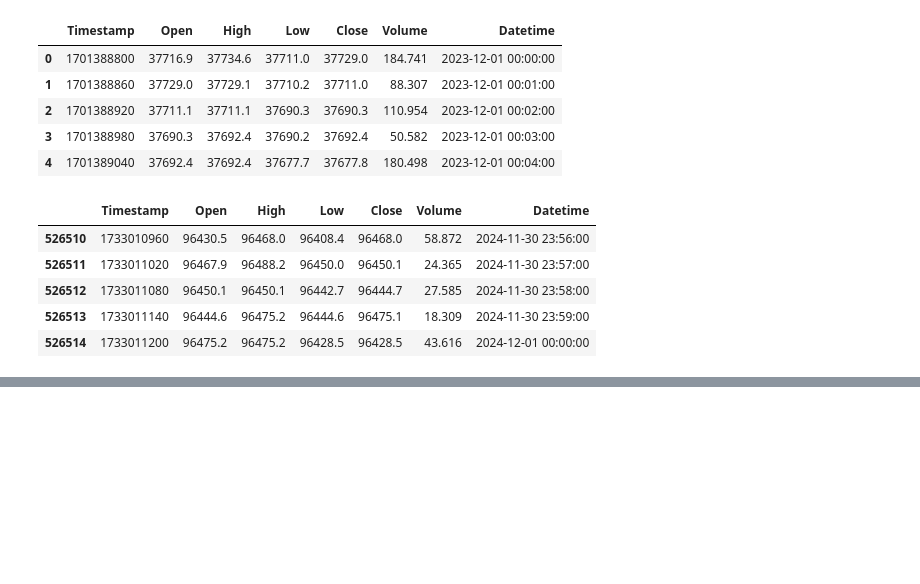
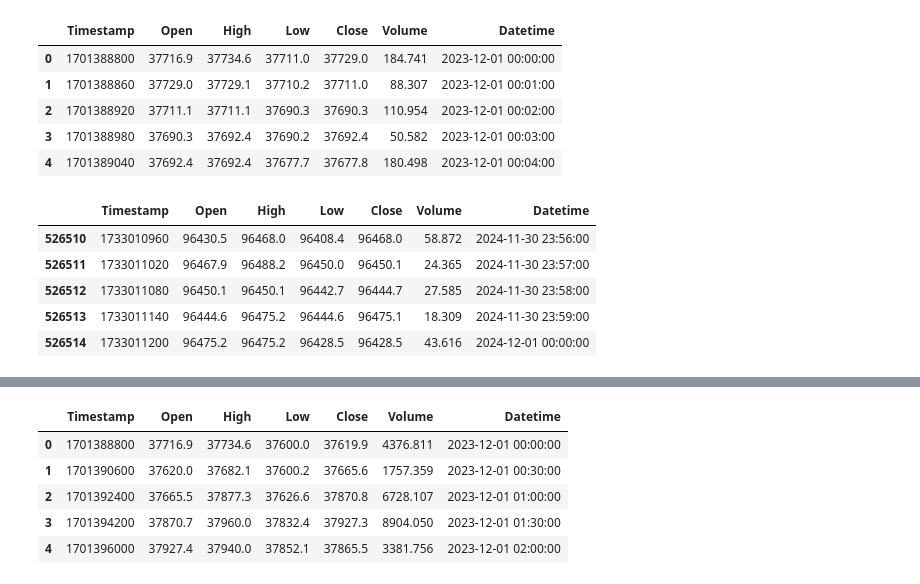
Before and after one commit to ahomteamsagar/cex-historical-data, a Jupyter notebook: check_binance.ipynb, the cells around one changed output, grey strips where cells are left out. Saved outputs shown, nothing was run; the diff lists cells and outputs as text; code cells hidden in the pictures; blank space fills up the shorter version.

```diff
--- a/check_binance.ipynb
+++ b/check_binance.ipynb
@@ -21,0 +52,10 @@ df.tail(5)
+# %%
+df_30min = pd.read_csv('timeframes/BTCUSDT_20231201_to_20241201_30min.csv')
+df_30min.head(5)
+# %% [output]
+|  | Timestamp | Open | High | Low | Close | Volume | Datetime |
+| 0 | 1701388800 | 37716.9 | 37734.6 | 37600.0 | 37619.9 | 4376.811 | 2023-12-01 00:00:00 |
+| 1 | 1701390600 | 37620.0 | 37682.1 | 37600.2 | 37665.6 | 1757.359 | 2023-12-01 00:30:00 |
+| 2 | 1701392400 | 37665.5 | 37877.3 | 37626.6 | 37870.8 | 6728.107 | 2023-12-01 01:00:00 |
+| 3 | 1701394200 | 37870.7 | 37960.0 | 37832.4 | 37927.3 | 8904.050 | 2023-12-01 01:30:00 |
+| 4 | 1701396000 | 37927.4 | 37940.0 | 37852.1 | 37865.5 | 3381.756 | 2023-12-01 02:00:00 |
```
Also changed, not shown: parts of 8 cells of this notebook, 20 other files.
